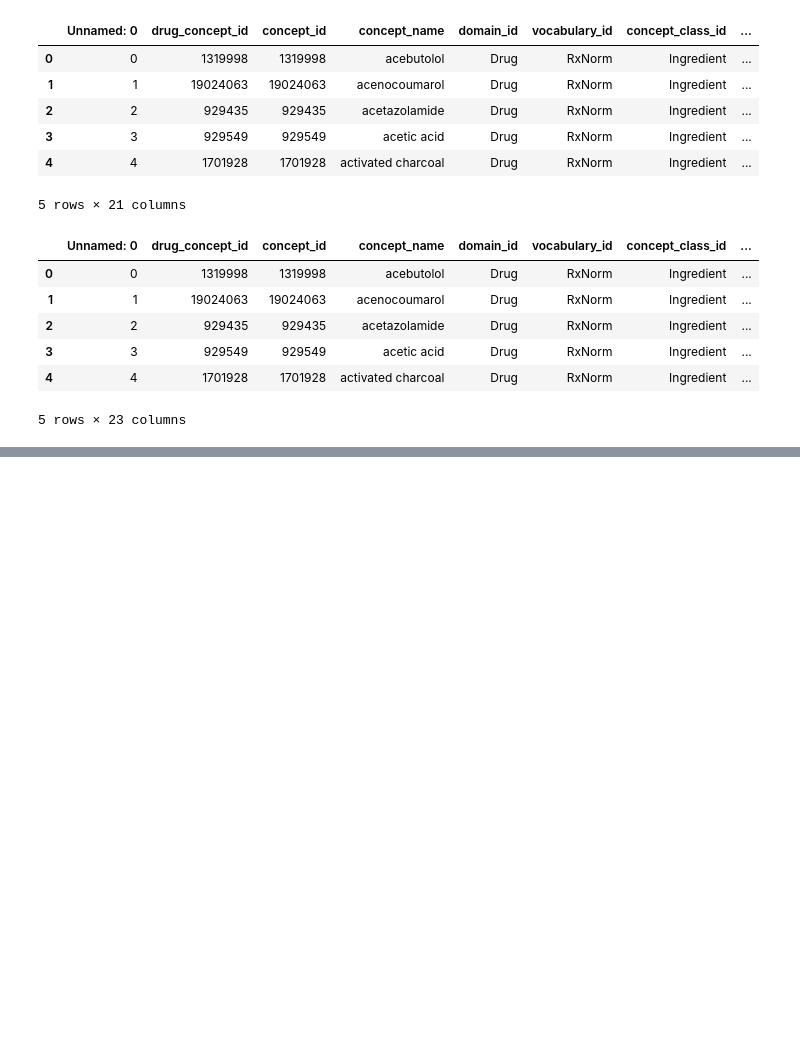
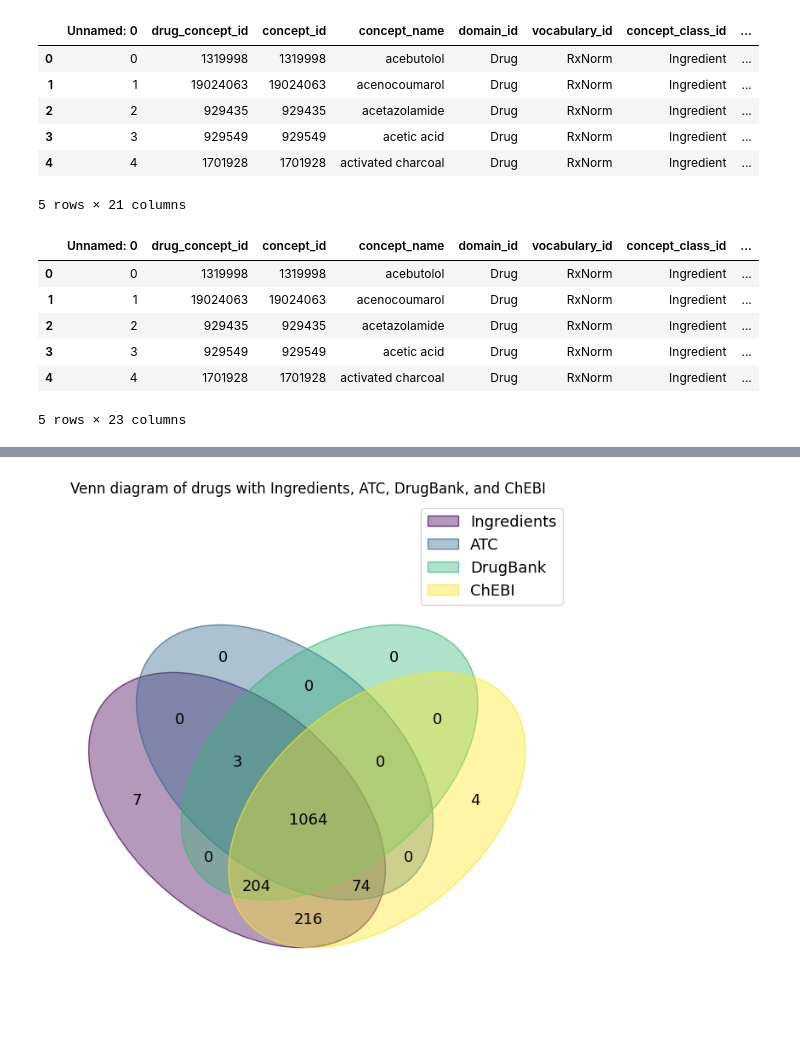
Before and after one commit to spicadust/Project_PerMed, a Jupyter notebook: notebooks/eda/venn_diagram.ipynb, the cells around one changed output, grey strips where cells are left out. Drawn from its saved outputs; the diff is of its cells as text; code cells hidden in the pictures; blank space fills up the shorter version.

```diff
--- a/notebooks/eda/venn_diagram.ipynb
+++ b/notebooks/eda/venn_diagram.ipynb
@@ -105,0 +113,15 @@ For example, when doing 'df[col].method(value, inplace=True)', try using 'df.met
+# %%
+# Combine these into a dictionary for the venn function
+sets = {
+    "Ingredients": ingredients_set,
+    "ATC": atc_set,
+    "DrugBank": drugbank_set,
+    "ChEBI": chebi_set,
+}
+
+# Plot the venn diagram
+venn(sets)
+plt.title("Venn diagram of drugs with Ingredients, ATC, DrugBank, and ChEBI")
+plt.show()
+# %% [output]
+[figure, added]
```
Also changed, not shown: parts of 6 cells of this notebook, 3 other files.
